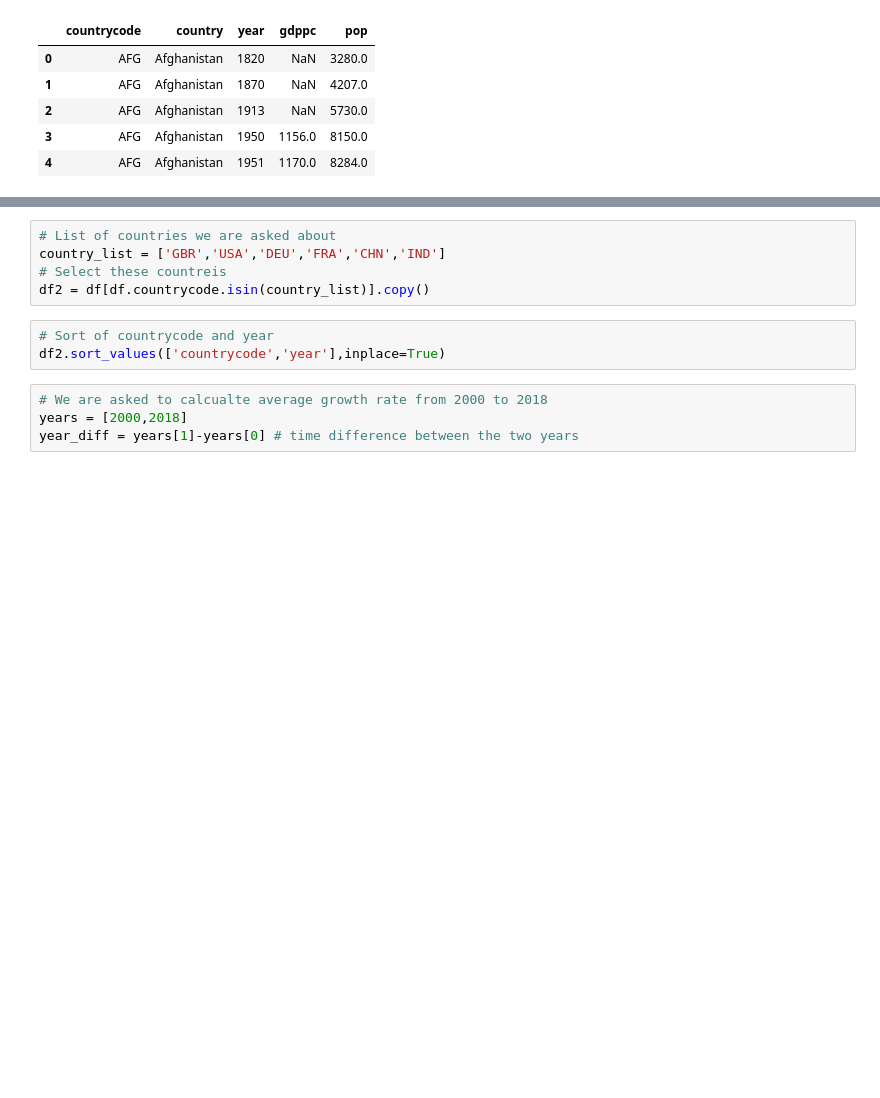
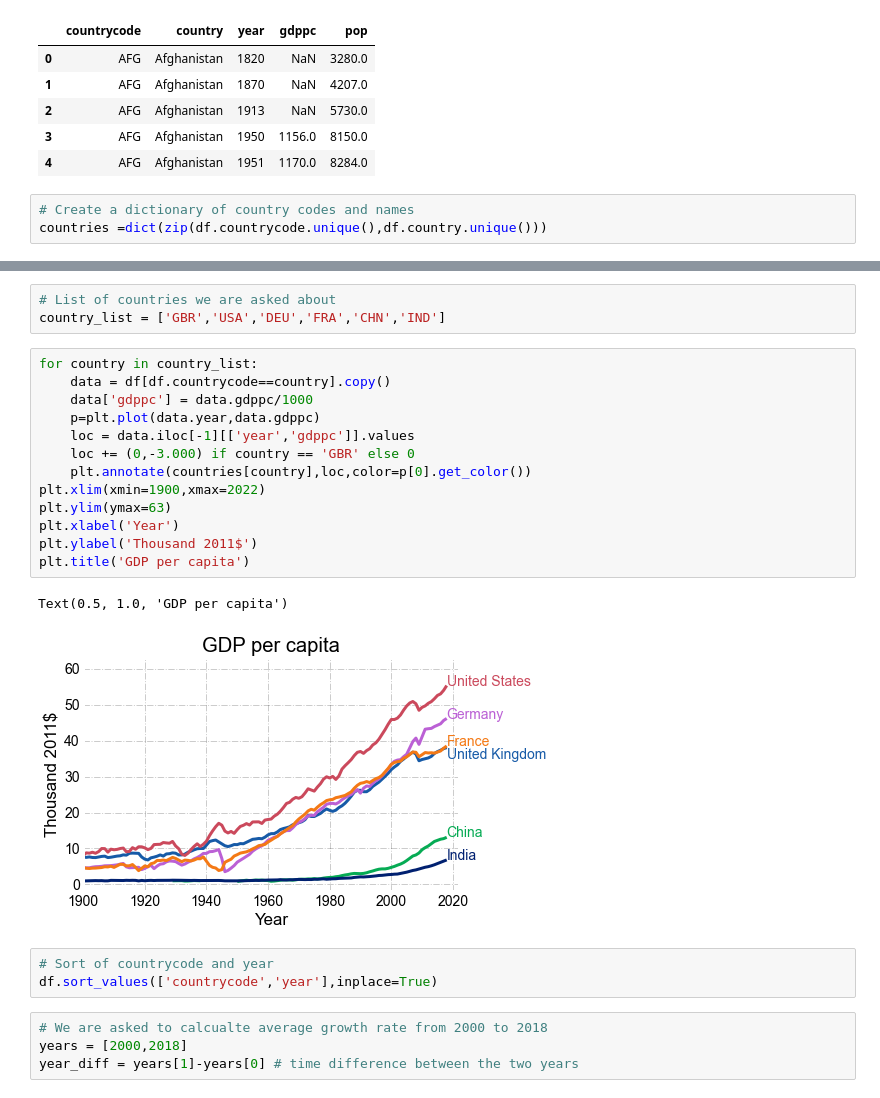
Before and after one commit to gunerilhan/economicgrowth, a Jupyter notebook: ps0/ps0.ipynb, the cells around one changed output, grey strips where cells are left out. Cells and saved outputs as stored; diff of their text form; blank space fills up the shorter version.

```diff
--- a/ps0/ps0.ipynb
+++ b/ps0/ps0.ipynb
@@ -49,3 +49,6 @@ df.head()
 | 2 | AFG | Afghanistan | 1913 | NaN | 5730.0 |
 | 3 | AFG | Afghanistan | 1950 | 1156.0 | 8150.0 |
 | 4 | AFG | Afghanistan | 1951 | 1170.0 | 8284.0 |
+# %%
+# Create a dictionary of country codes and names
+countries =dict(zip(df.countrycode.unique(),df.country.unique()))
@@ -52,11 +75,25 @@ df.head()
 # %%
 # List of countries we are asked about
 country_list = ['GBR','USA','DEU','FRA','CHN','IND']
-# Select these countreis
-df2 = df[df.countrycode.isin(country_list)].copy()
+# %%
+for country in country_list:
+    data = df[df.countrycode==country].copy()
+    data['gdppc'] = data.gdppc/1000
+    p=plt.plot(data.year,data.gdppc)
+    loc = data.iloc[-1][['year','gdppc']].values
+    loc += (0,-3.000) if country == 'GBR' else 0
+    plt.annotate(countries[country],loc,color=p[0].get_color())
+plt.xlim(xmin=1900,xmax=2022)
+plt.ylim(ymax=63)
+plt.xlabel('Year')
+plt.ylabel('Thousand 2011$')
+plt.title('GDP per capita')
+# %% [output]
+Text(0.5, 1.0, 'GDP per capita')
+[figure, added]
 # %%
 # Sort of countrycode and year
-df2.sort_values(['countrycode','year'],inplace=True)
+df.sort_values(['countrycode','year'],inplace=True)
 # %%
 # We are asked to calcualte average growth rate from 2000 to 2018
 years = [2000,2018]
```
Also changed, not shown: parts of 5 cells of this notebook.
